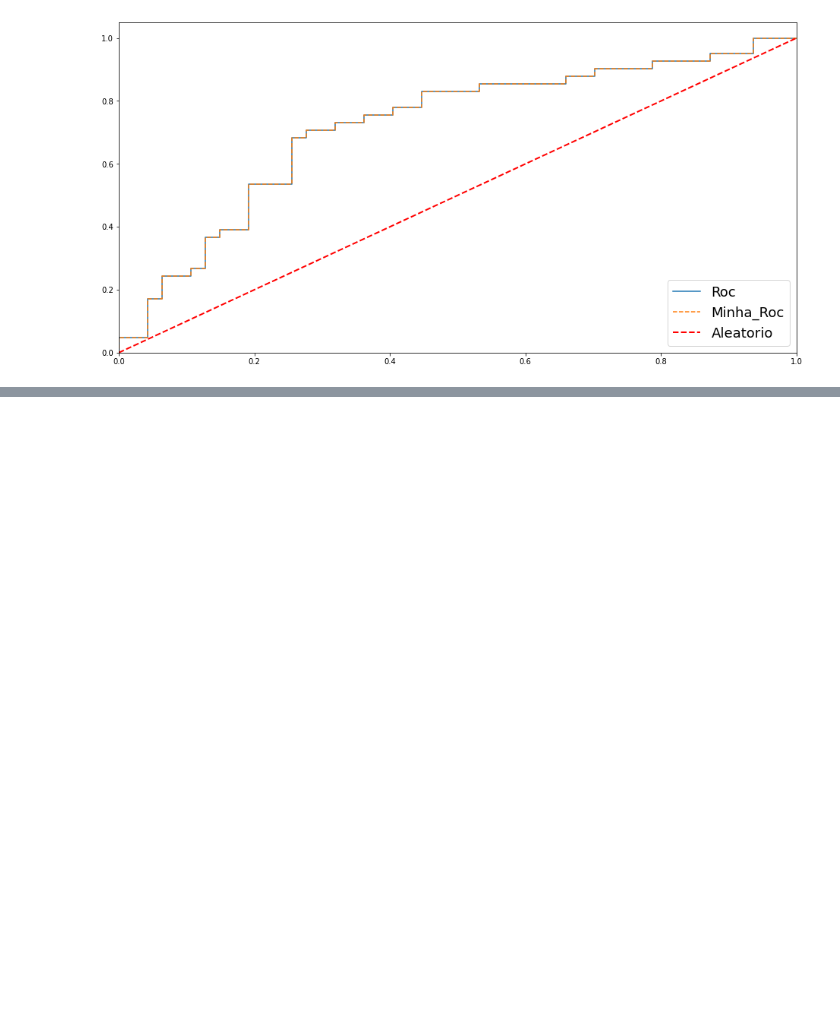
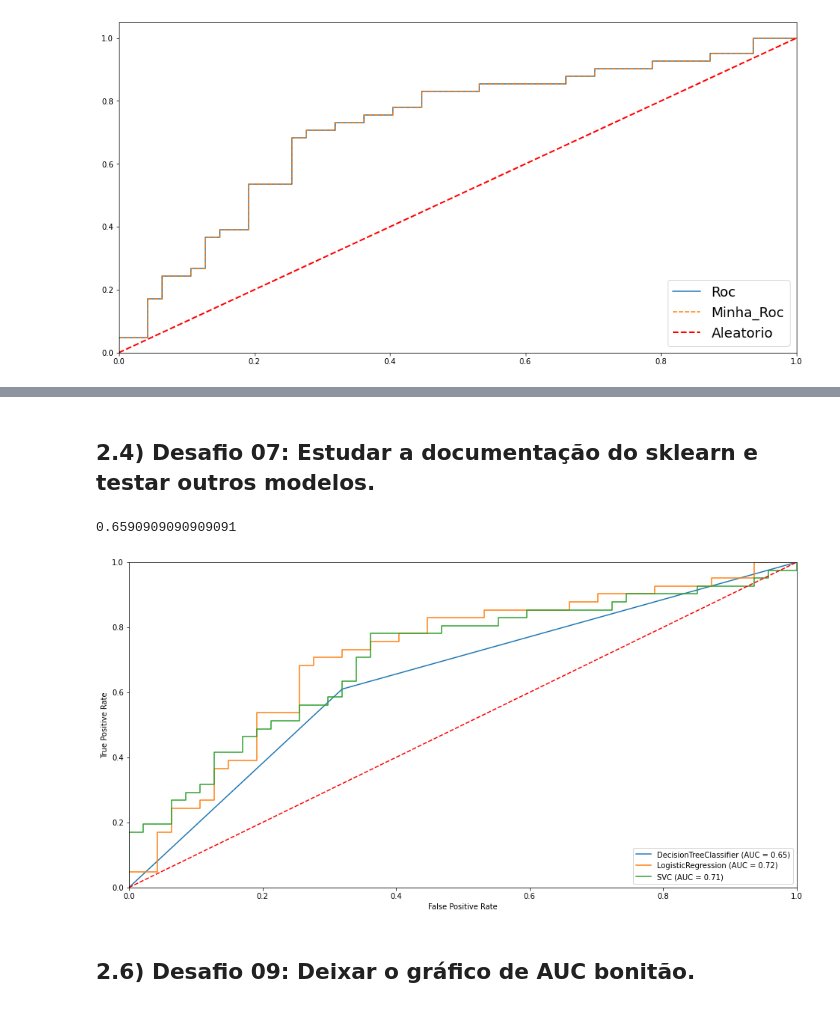
Before and after one commit to HenriqueCCdA/bootCampAluraDataScience, a Jupyter notebook: modulo5/desafios/Aula1_desafio.ipynb, the cells around one changed output, grey strips where cells are left out. Cells and saved outputs as stored; diff of their text form; code cells hidden in the pictures; blank space fills up the shorter version.

```diff
--- a/modulo5/desafios/Aula1_desafio.ipynb
+++ b/modulo5/desafios/Aula1_desafio.ipynb
@@ -223,0 +252,29 @@ plt.show()
+# %% [markdown]
+## 2.4) Desafio 07: Estudar a documentação do sklearn e testar outros modelos.
+# %%
+from sklearn.svm import  LinearSVC
+
+np.random.seed(73246)
+
+x_columns = dados.columns
+y = dados_limpos["ICU"]
+x = dados_limpos[x_columns].drop(["ICU","WINDOW"], axis=1)
+x_train, x_test, y_train, y_test = train_test_split(x, y, stratify=y)
+
+modelo_svc = SVC(kernel='linear')
+
+modelo_svc.fit(x_train, y_train)
+
+prob_svc = modelo_svc.predict(x_test)
+
+accuracy_score(y_test, prob_svc)
+# %% [output]
+0.6590909090909091
+# %%
+modelos = (modelo_arvore, modelo_lg, modelo_svc)
+
+pot_rocs(modelos, x_test, y_test)
+# %% [output]
+[figure, added]
+# %% [markdown]
+## 2.6) Desafio 09: Deixar o gráfico de AUC bonitão.
```
Also changed, not shown: parts of 14 cells of this notebook.
